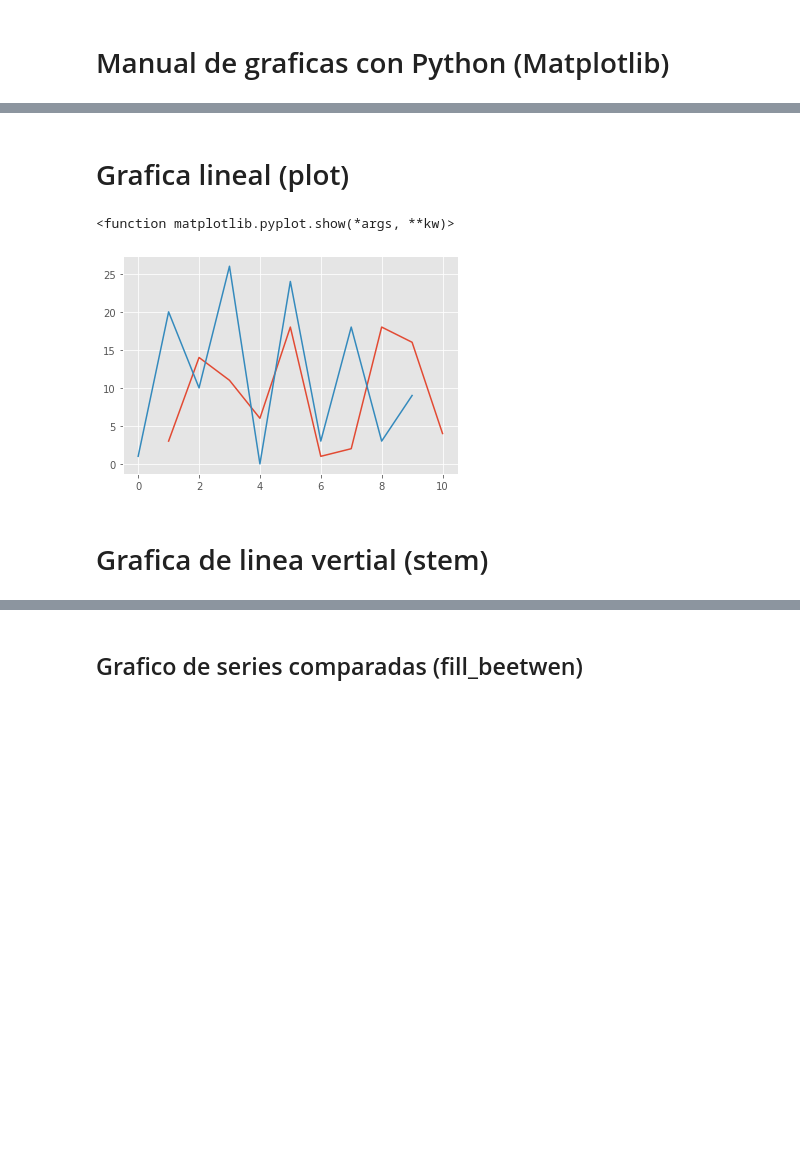
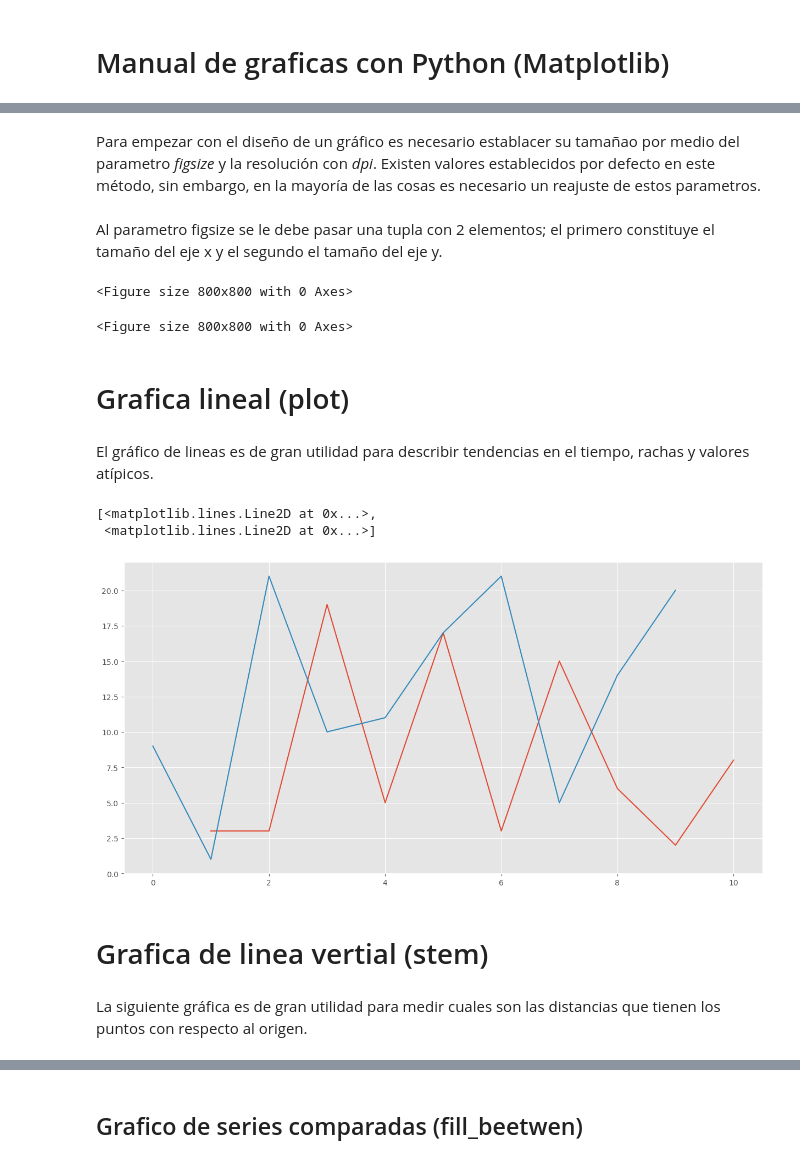
Before and after one commit to Crisdres/Manuales-Pandas-Python, a Jupyter notebook: Manual_pandas_python/Administracion_BBDD_3.ipynb, the cells around one changed output, grey strips where cells are left out. Drawn from its saved outputs; the diff is of its cells as text; code cells hidden in the pictures; blank space fills up the shorter version.

```diff
--- a/Manual_pandas_python/Administracion_BBDD_3.ipynb
+++ b/Manual_pandas_python/Administracion_BBDD_3.ipynb
@@ -35,13 +30,27 @@ styles
+# %% [markdown]
+Para empezar con el diseño de un gráfico es necesario establacer su tamañao por medio del parametro *figsize* y la resolución con *dpi*. Existen valores establecidos por defecto en este método, sin embargo, en la mayoría de las cosas es necesario un reajuste de estos parametros.
+# %% [markdown]
+Al parametro figsize se le debe pasar una tupla con 2 elementos; el primero constituye el tamaño del eje x y el segundo el tamaño del eje y.
+# %%
+plt.figure(figsize=(4,4),dpi=200)
+# %% [output]
+<Figure size 800x800 with 0 Axes>
+<Figure size 800x800 with 0 Axes>
 # %% [markdown]
 # Grafica lineal (plot)
+# %% [markdown]
+El gráfico de lineas es de gran utilidad para describir tendencias en el tiempo, rachas y valores atípicos.
 # %%
+plt.figure(figsize=(15,7.5),dpi=100)
 plt.plot(x,y,y2)
-plt.show
 # %% [output]
-<function matplotlib.pyplot.show(*args, **kw)>
+[<matplotlib.lines.Line2D at 0x...>,
+ <matplotlib.lines.Line2D at 0x...>]
-[figure, old version]
+[figure, new version]
 # %% [markdown]
 # Grafica de linea vertial (stem)
+# %% [markdown]
+La siguiente gráfica es de gran utilidad para medir cuales son las distancias que tienen los puntos con respecto al origen.
 # %%
 plt.stem(x,y,use_line_collection=True)
 plt.show()
```
Also changed, not shown: parts of 14 cells of this notebook.
